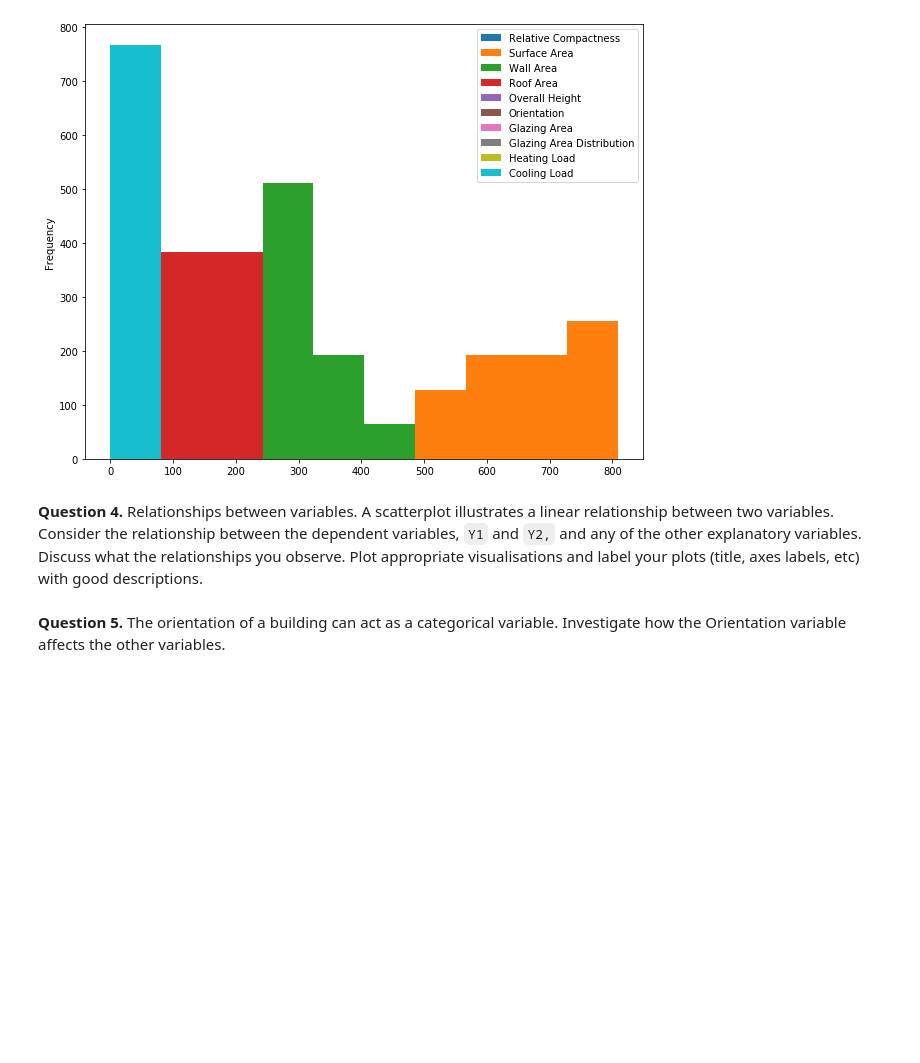
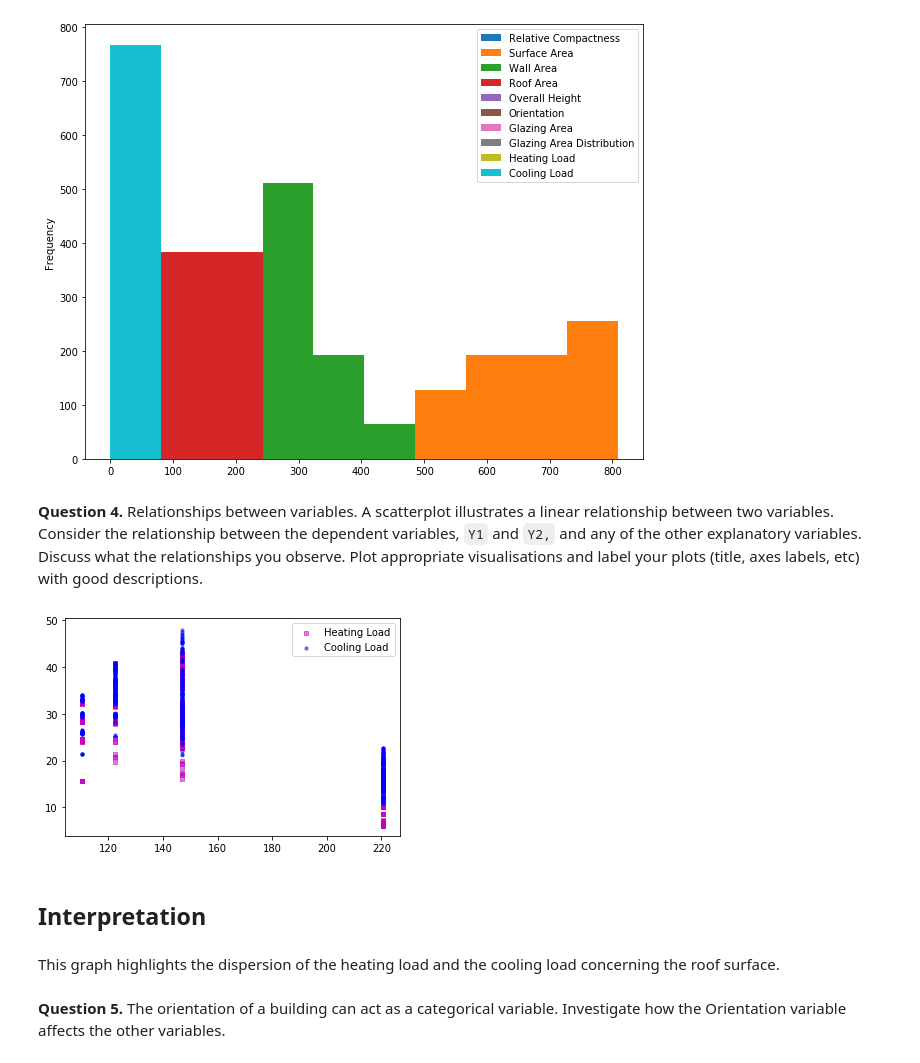
Before and after one commit to Michy01/AIIP_DAV_Visualization-2020, a Jupyter notebook: dav_05_notebook_assessment.ipynb, the cells around one changed output. Saved outputs shown, nothing was run; the diff lists cells and outputs as text; code cells hidden in the pictures; blank space fills up the shorter version.

```diff
--- a/dav_05_notebook_assessment.ipynb
+++ b/dav_05_notebook_assessment.ipynb
@@ -138,5 +140,19 @@ data.plot(kind='hist',
 [figure]
 # %% [markdown]
 **Question 4.** Relationships between variables. A scatterplot illustrates a linear relationship between two variables. Consider the  relationship between the dependent variables, `Y1` and `Y2,` and any of the other explanatory variables. Discuss what the relationships you observe. Plot appropriate visualisations and label your plots (title, axes labels, etc) with good descriptions.
+# %%
+#plt.figure(figsize=(10,8))
+fig = plt.figure()
+ax1 = fig.add_subplot(111)
+ax1.scatter(data['Roof Area'], data['Heating Load'], s=10, c='m', marker="s", label='Heating Load', alpha=.5)
+ax1.scatter(data['Roof Area'], data['Cooling Load'], s=10, c='b', marker="o", label='Cooling Load', alpha=.5)
+plt.legend(loc='upper right');
+plt.show()
+# %% [output]
+[figure, added]
+# %% [markdown]
+## Interpretation
+# %% [markdown]
+This graph highlights the dispersion of the heating load and the cooling load concerning the roof surface.
 # %% [markdown]
 **Question 5.** The orientation of a building can act as a categorical variable. Investigate how the Orientation variable affects the other variables.
```
Also changed, not shown: parts of 1 cell of this notebook.
